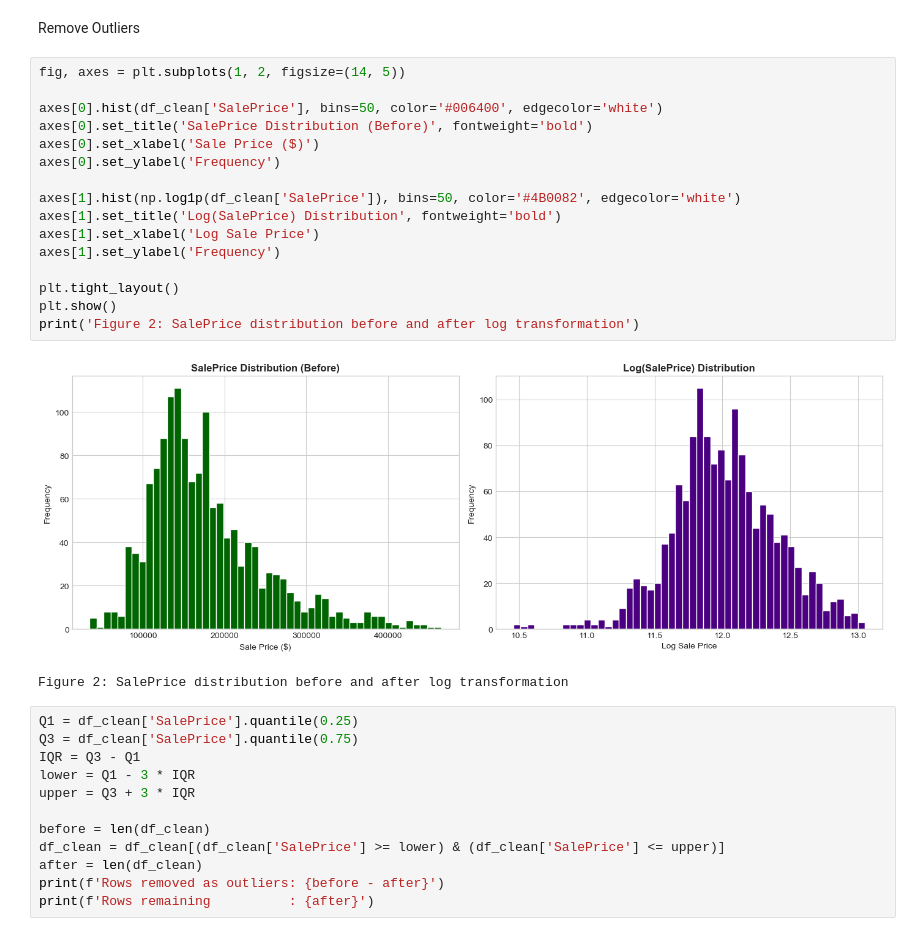
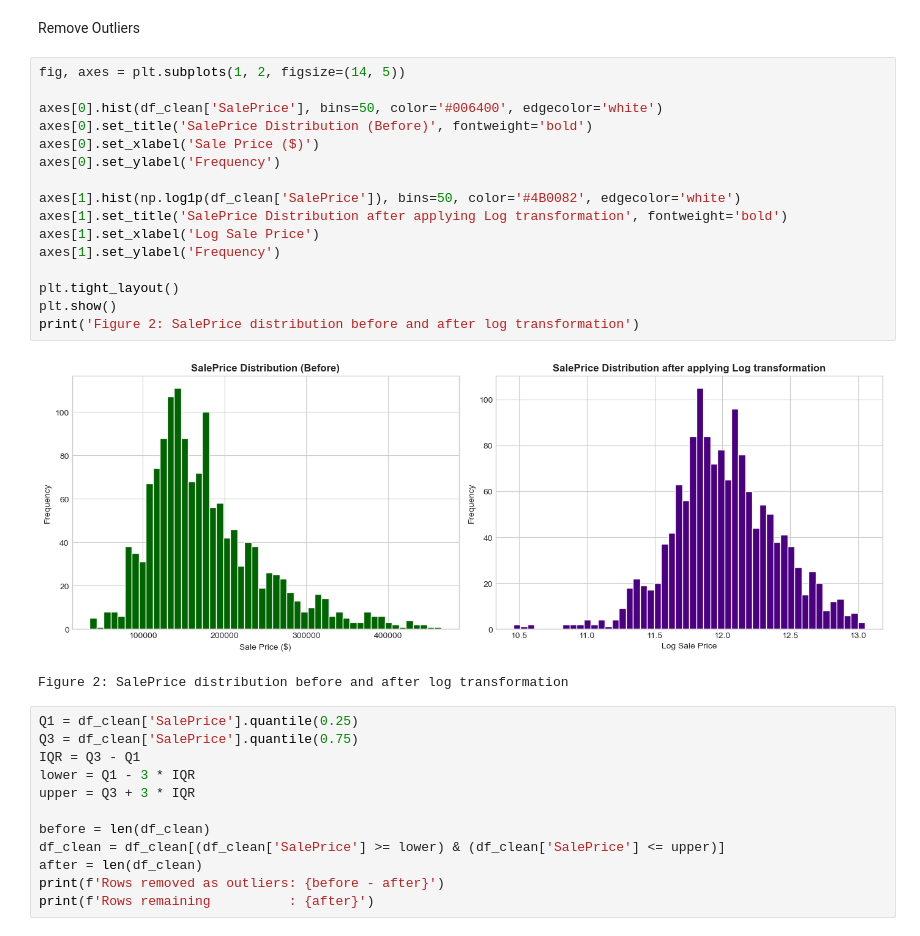
Before and after one commit to RaviJInsights/House_Price_Prediction-Machine_Learning_Model, a Jupyter notebook: House_Price_Prediction.ipynb, the cells around one changed output. Cells and saved outputs as stored; diff of their text form.

```diff
--- a/House_Price_Prediction.ipynb
+++ b/House_Price_Prediction.ipynb
@@ -136,21 +138,21 @@ Remove Outliers
 # %%
 fig, axes = plt.subplots(1, 2, figsize=(14, 5))
 
 axes[0].hist(df_clean['SalePrice'], bins=50, color='#006400', edgecolor='white')
 axes[0].set_title('SalePrice Distribution (Before)', fontweight='bold')
 axes[0].set_xlabel('Sale Price ($)')
 axes[0].set_ylabel('Frequency')
 
 axes[1].hist(np.log1p(df_clean['SalePrice']), bins=50, color='#4B0082', edgecolor='white')
-axes[1].set_title('Log(SalePrice) Distribution', fontweight='bold')
+axes[1].set_title('SalePrice Distribution after applying Log transformation', fontweight='bold')
 axes[1].set_xlabel('Log Sale Price')
 axes[1].set_ylabel('Frequency')
 
 plt.tight_layout()
 plt.show()
 print('Figure 2: SalePrice distribution before and after log transformation')
 # %% [output]
-[figure, old version]
+[figure, new version]
 Figure 2: SalePrice distribution before and after log transformation
 # %%
 Q1 = df_clean['SalePrice'].quantile(0.25)
```
Also changed, not shown: parts of 2 cells of this notebook.
